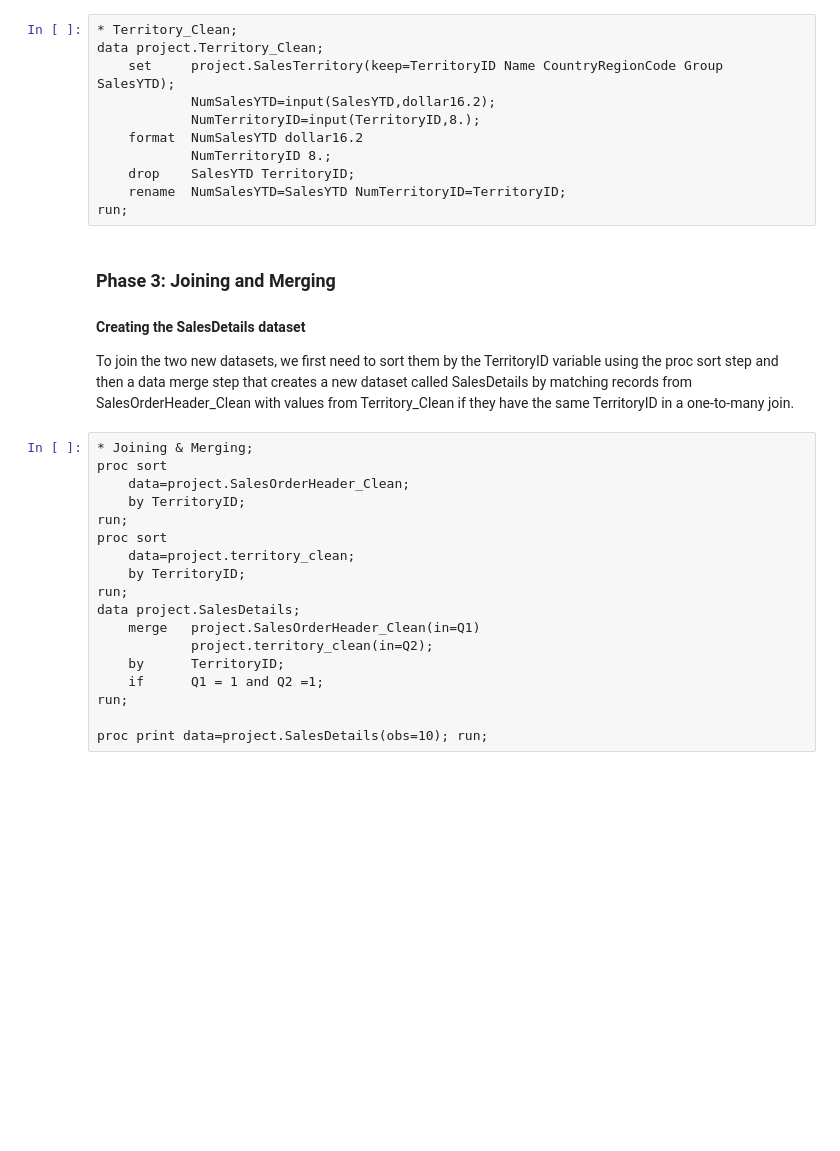
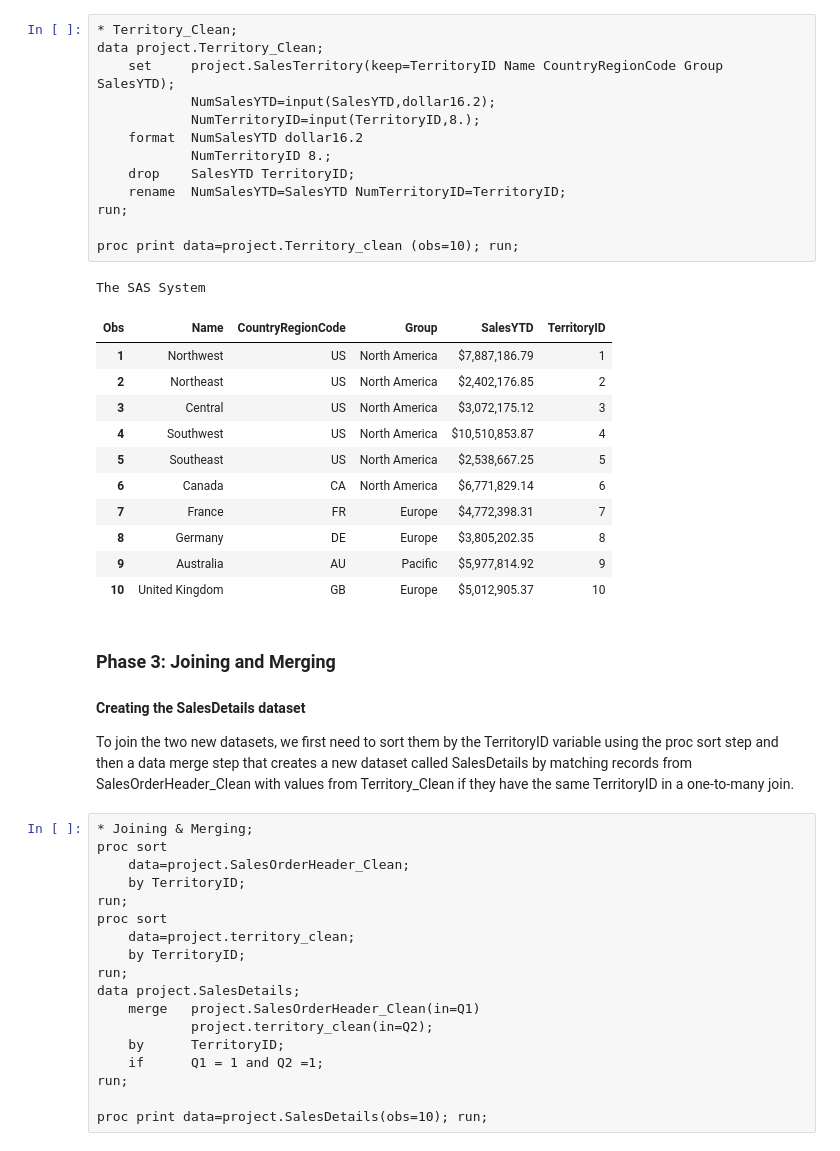
Before and after one commit to Tareqhaboukh/Business-Analytics, a Jupyter notebook: Programming For Analytics/Programming For Analytics Project.ipynb, the cells around one changed output. Drawn from its saved outputs; the diff is of its cells as text; blank space fills up the shorter version.

```diff
--- a/Programming For Analytics/Programming For Analytics Project.ipynb
+++ b/Programming For Analytics/Programming For Analytics Project.ipynb
@@ -63,22 +114,37 @@ TerritoryID from character to numeric and applied the format needed.
 # %%
 * Territory_Clean;
 data project.Territory_Clean;
 	set 	project.SalesTerritory(keep=TerritoryID Name CountryRegionCode Group SalesYTD);
 			NumSalesYTD=input(SalesYTD,dollar16.2);
 			NumTerritoryID=input(TerritoryID,8.);
 	format	NumSalesYTD dollar16.2
 			NumTerritoryID 8.;
 	drop	SalesYTD TerritoryID;
 	rename	NumSalesYTD=SalesYTD NumTerritoryID=TerritoryID;
 run;
+
+proc print data=project.Territory_clean (obs=10); run;
+# %% [output]
+The SAS System
+| Obs | Name | CountryRegionCode | Group | SalesYTD | TerritoryID |
+| 1 | Northwest | US | North America | $7,887,186.79 | 1 |
+| 2 | Northeast | US | North America | $2,402,176.85 | 2 |
+| 3 | Central | US | North America | $3,072,175.12 | 3 |
+| 4 | Southwest | US | North America | $10,510,853.87 | 4 |
+| 5 | Southeast | US | North America | $2,538,667.25 | 5 |
+| 6 | Canada | CA | North America | $6,771,829.14 | 6 |
+| 7 | France | FR | Europe | $4,772,398.31 | 7 |
+| 8 | Germany | DE | Europe | $3,805,202.35 | 8 |
+| 9 | Australia | AU | Pacific | $5,977,814.92 | 9 |
+| 10 | United Kingdom | GB | Europe | $5,012,905.37 | 10 |
 # %% [markdown]
-### Phase 3: Joining and Merging
-#### Creating the SalesDetails dataset
+<h3>Phase 3: Joining and Merging</h3>
+<h4>Creating the SalesDetails dataset</h4>
 
-To join the two new datasets, we first need to sort them by the TerritoryID variable using the proc
+<p>To join the two new datasets, we first need to sort them by the TerritoryID variable using the proc
 sort step and then a data merge step that creates a new dataset called SalesDetails by matching
 records from SalesOrderHeader_Clean with values from Territory_Clean if they have the same
-TerritoryID in a one-to-many join.
+TerritoryID in a one-to-many join.</p>
 # %%
 * Joining & Merging;
 proc sort
```
Also changed, not shown: parts of 15 cells of this notebook, 1 other file.
